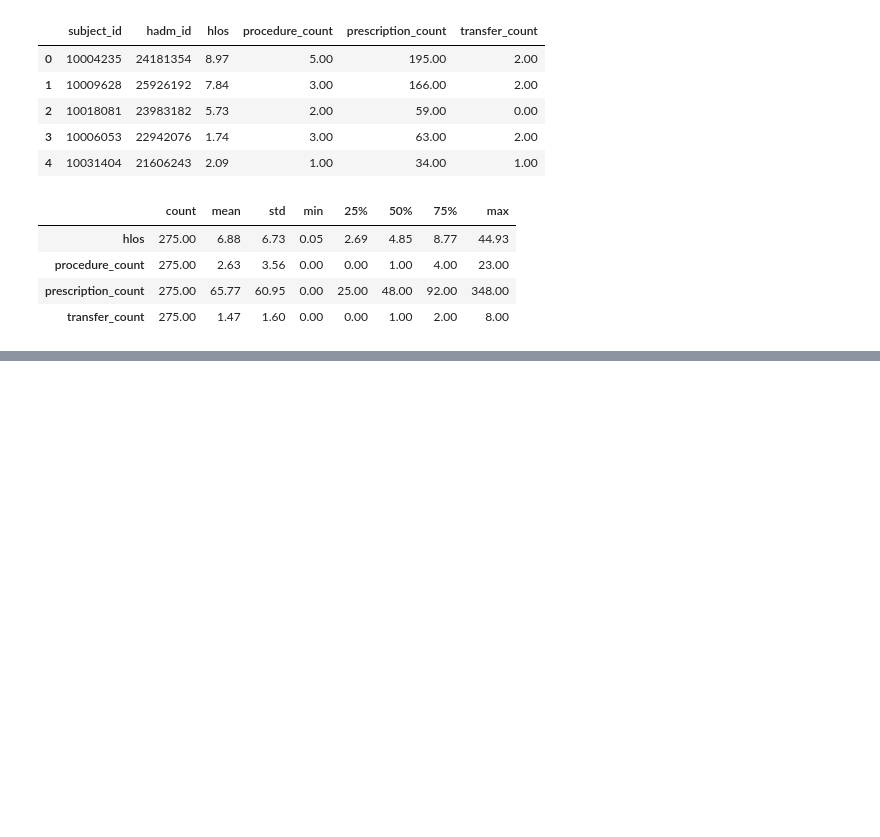
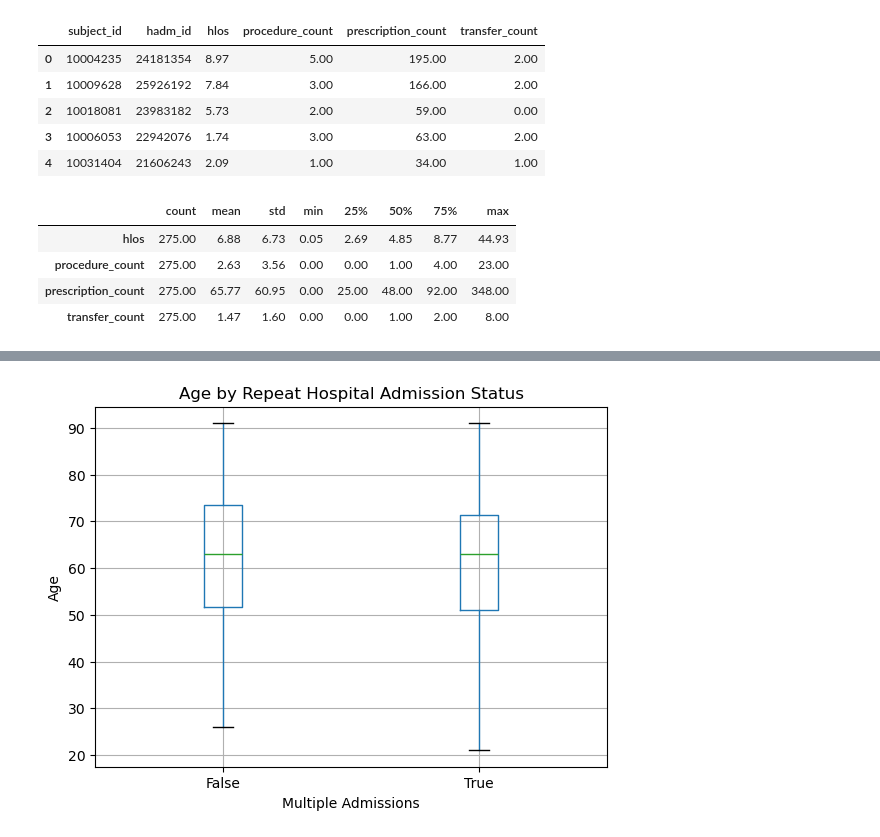
Before and after one commit to nakatuddesuzan/ICU-Patient-Care-Analysis, a Jupyter notebook: notebooks/01-exploration.ipynb, the cells around one changed output, grey strips where cells are left out. Saved outputs shown, nothing was run; the diff lists cells and outputs as text; code cells hidden in the pictures; blank space fills up the shorter version.

```diff
--- a/notebooks/01-exploration.ipynb
+++ b/notebooks/01-exploration.ipynb
@@ -1418,0 +1795,6 @@ resource_utilization[
+# %%
+patient_summary["multiple_icu_stays"] = (
+    patient_summary["number_of_icu_stays"] > 1
+)
+
+patient_summary["multiple_icu_stays"].value_counts()
@@ -1418,0 +1820,13 @@ resource_utilization[
+# %%
+patient_summary.boxplot(
+    column="anchor_age",
+    by="multiple_admissions"
+)
+
+plt.title("Age by Repeat Hospital Admission Status")
+plt.suptitle("")
+plt.xlabel("Multiple Admissions")
+plt.ylabel("Age")
+plt.show()
+# %% [output]
+[figure, added]
```
Also changed, not shown: parts of 45 cells of this notebook, 5 other files.
